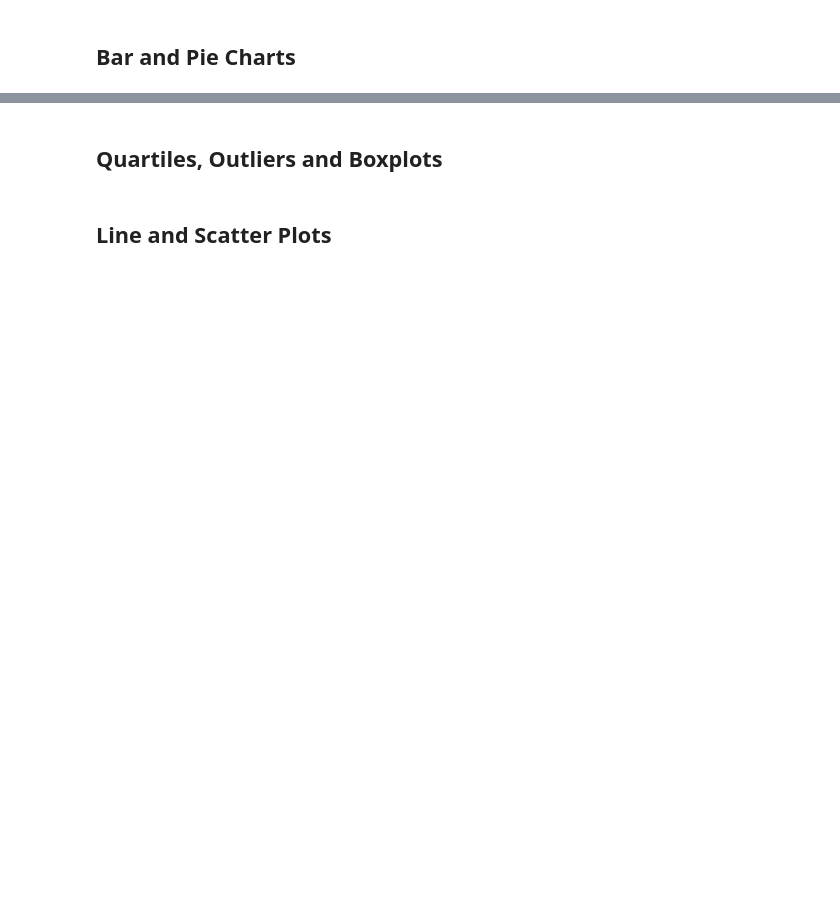
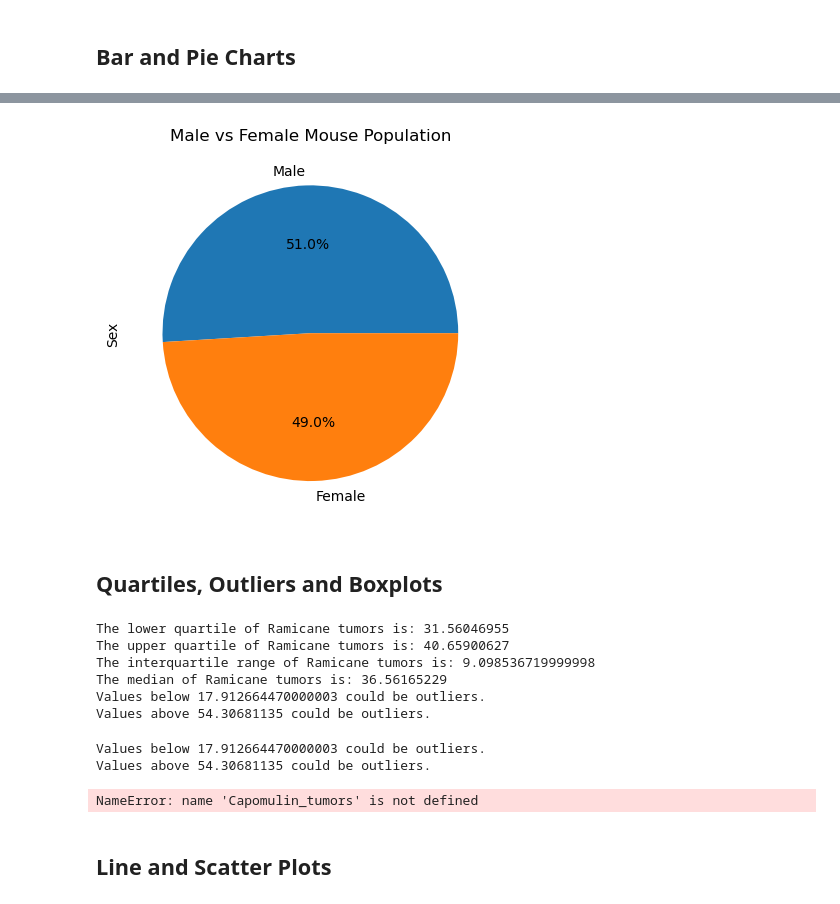
Before and after one commit to Jleavitt0/Pharmacy-Challenge, a Jupyter notebook: pymaceuticals_final.ipynb, the cells around one changed output, grey strips where cells are left out. Saved outputs shown, nothing was run; the diff lists cells and outputs as text; code cells hidden in the pictures; blank space fills up the shorter version.

```diff
--- a/pymaceuticals_final.ipynb
+++ b/pymaceuticals_final.ipynb
@@ -88,4 +177,12 @@ clean_mice
 # %%
 # Generate a pie plot showing the distribution of female versus male mice using pyplot
+labels = ['Female', 'Male']
+sizes = [49.7999197, 50.200803]
+plot = gender_data.plot.pie(y='Total Count', autopct="%1.1f%%")
+plt.title('Male vs Female Mouse Population')
+plt.ylabel('Sex')
+plt.show()
+# %% [output]
+[figure, added]
 # %% [markdown]
 ## Quartiles, Outliers and Boxplots
@@ -100,3 +189,48 @@ clean_mice
+# %%
+# Calculate the final tumor volume of each mouse across four of the treatment regimens:
+# Capomulin, Ramicane, Infubinol, and Ceftamin
+Capomulin_df = clean_df.loc[clean_df["Drug Regimen"] == "Capomulin",:]
+Ramicane_df = clean_df.loc[clean_df["Drug Regimen"] == "Ramicane", :]
+Infubinol_df = clean_df.loc[clean_df["Drug Regimen"] == "Infubinol", :]
+Ceftamin_df = clean_df.loc[clean_df["Drug Regimen"] == "Ceftamin", :]
+
+# Start by getting the last (greatest) timepoint for each mouse
+Capomulin_last = Capomulin_df.groupby('Mouse ID').max()['Timepoint']
+Capomulin_vol = pd.DataFrame(Capomulin_last)
+Capomulin_merge = pd.merge(Capomulin_vol, clean_df, on=("Mouse ID","Timepoint"),how="left")
+Capomulin_merge.head()
+
+# Merge this group df with the original DataFrame to get the tumor volume at the last timepoint
+Ramicane_last = Ramicane_df.groupby('Mouse ID').max()['Timepoint']
+Ramicane_vol = pd.DataFrame(Ramicane_last)
+Ramicane_merge = pd.merge(Ramicane_vol, clean_df, on=("Mouse ID","Timepoint"),how="left")
+Ramicane_merge.head()
+Ramicane_merge.to_csv("output.csv")
+Ramicane_tumors = Ramicane_merge["Tumor Volume (mm3)"]
+
+quartiles =Ramicane_tumors.quantile([.25,.5,.75])
+lowerq = quartiles[0.25]
+upperq = quartiles[0.75]
+iqr = upperq-lowerq
+
+
+print(f"The lower quartile of Ramicane tumors is: {lowerq}")
+print(f"The upper quartile of Ramicane tumors is: {upperq}")
+print(f"The interquartile range of Ramicane tumors is: {iqr}")
+print(f"The median of Ramicane tumors is: {quartiles[0.5]} ")
+
+lower_bound = lowerq - (1.5*iqr)
+upper_bound = upperq + (1.5*iqr)
+
+print(f"Values below {lower_bound} could be outliers.")
+print(f"Values above {upper_bound} could be outliers.")
+# %% [output]
+The lower quartile of Ramicane tumors is: 31.56046955
+The upper quartile of Ramicane tumors is: 40.65900627
+The interquartile range of Ramicane tumors is: 9.098536719999998
+The median of Ramicane tumors is: 36.56165229
+Values below 17.912664470000003 could be outliers.
+Values above 54.30681135 could be outliers.
 # %%
 # Put treatments into a list for for loop (and later for plot labels)
 
@@ -114,3 +248,11 @@ clean_mice
 
 
     # Determine outliers using upper and lower bounds
+lower_bound = lowerq - (1.5*iqr)
+upper_bound = upperq + (1.5*iqr)
+
+print(f"Values below {lower_bound} could be outliers.")
+print(f"Values above {upper_bound} could be outliers.")
+# %% [output]
+Values below 17.912664470000003 could be outliers.
+Values above 54.30681135 could be outliers.
@@ -119,2 +259,15 @@ clean_mice
+# %%
+# Generate a box plot that shows the distrubution of the tumor volume for each treatment group.
+data_to_plot = [Capomulin_tumors, Ramicane_tumors, Infubinol_tumors, Ceftamin_tumors]
+Regimen = ['Capomulin', 'Ramicane', 'Infubinol','Ceftamin']
+
+fig1, ax1 = plt.subplots()
+ax1.set_title('Tumor Volume at Selected Mouse')
+ax1.set_ylabel('Final Tumor Volume (mm3)')
+ax1.set_xlabel('Drug Regimen')
+ax1.boxplot(data_to_plot, labels=Regimen, widths = 0.4, vert=True)
+plt.show()
+# %% [output]
+NameError: name 'Capomulin_tumors' is not defined
 # %% [markdown]
 ## Line and Scatter Plots
```
Also changed, not shown: parts of 15 cells of this notebook, 1 other file.
